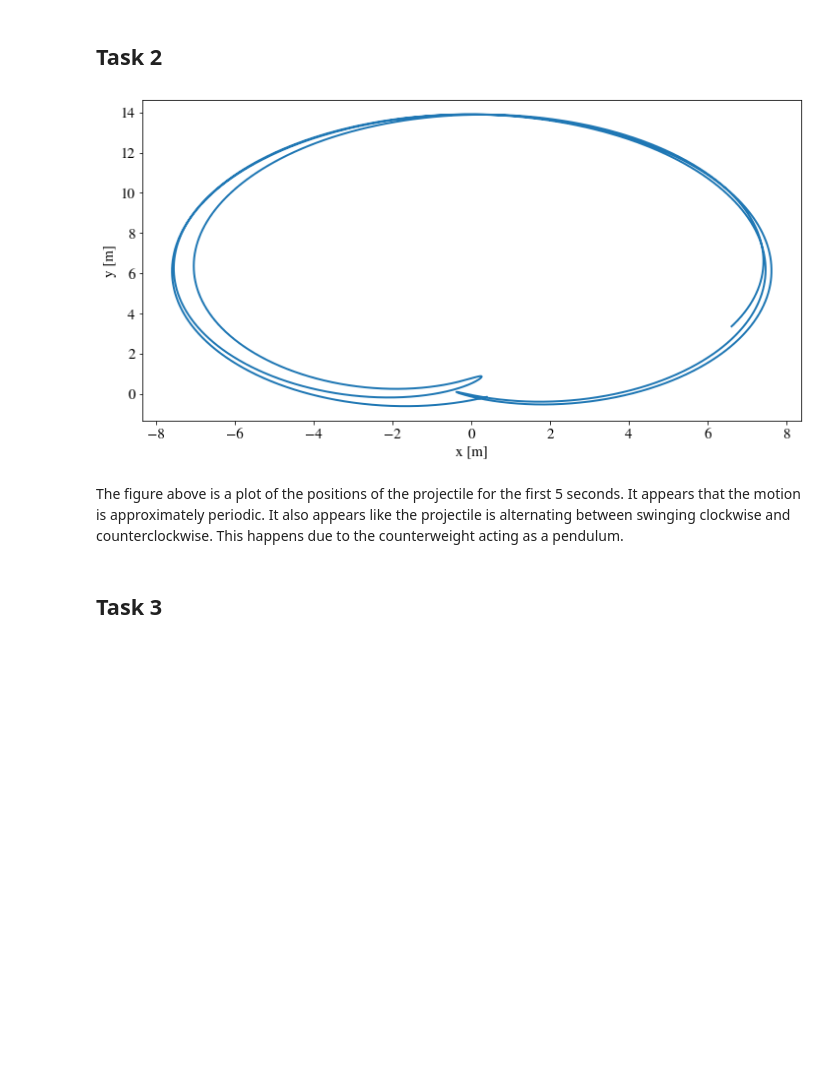
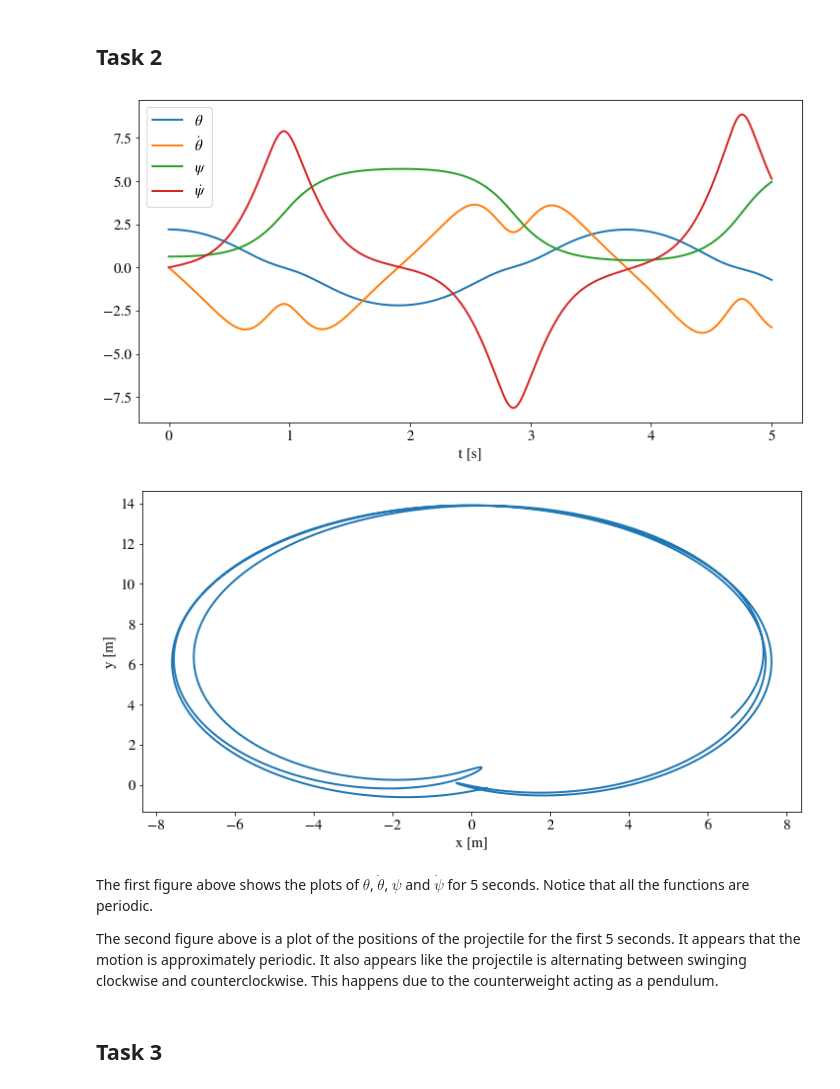
Before and after one commit to sindrelothe/TFY4345-project-2-H2021, a Jupyter notebook: Nummerisk prosjekt Sindre Lothe.ipynb, the cells around one changed output. Saved outputs shown, nothing was run; the diff lists cells and outputs as text; code cells hidden in the pictures; blank space fills up the shorter version.

```diff
--- a/Nummerisk prosjekt Sindre Lothe.ipynb
+++ b/Nummerisk prosjekt Sindre Lothe.ipynb
@@ -171,16 +171,23 @@ F_lambda_treb: Callable[[np.ndarray, np.ndarray], np.void] = lambda y_list, dy_l
 # %%
 h: float = 0.001
 t_end = 5
 y_list, t_list = Runge_Kutta4(F_lambda_treb, y0_trebuchet, h, 0, t_end)
 positions: np.ndarray = r2b_function(y_list[:, 0], y_list[:, 2], l2, l3, l4)
+plt.plot(t_list, y_list, label=[r"$\theta$", r"$\dot{\theta}$", r"$\psi$", r"$\dot{\psi}$"])
+plt.xlabel("t [s]")
+plt.legend()
+plt.show()
 plt.plot(positions[0, :], positions[1, :])
 plt.xlabel("x [m]")
 plt.ylabel("y [m]")
 plt.show()
 # %% [output]
-[figure, old version]
+[figure, new version]
+[figure, added]
 # %% [markdown]
-The figure above is a plot of the positions of the projectile for the first 5 seconds. It appears that the motion is approximately periodic. It also appears like the projectile is alternating between swinging clockwise and counterclockwise. This happens due to the counterweight acting as a pendulum.
+The first figure above shows the plots of $\theta$, $\dot{\theta}$, $\psi$ and $\dot{\psi}$ for 5 seconds. Notice that all the functions are periodic.
+
+The second figure above is a plot of the positions of the projectile for the first 5 seconds. It appears that the motion is approximately periodic. It also appears like the projectile is alternating between swinging clockwise and counterclockwise. This happens due to the counterweight acting as a pendulum.
 # %% [markdown]
 ## Task 3
 # %%
```
Also changed, not shown: parts of 6 cells of this notebook.
